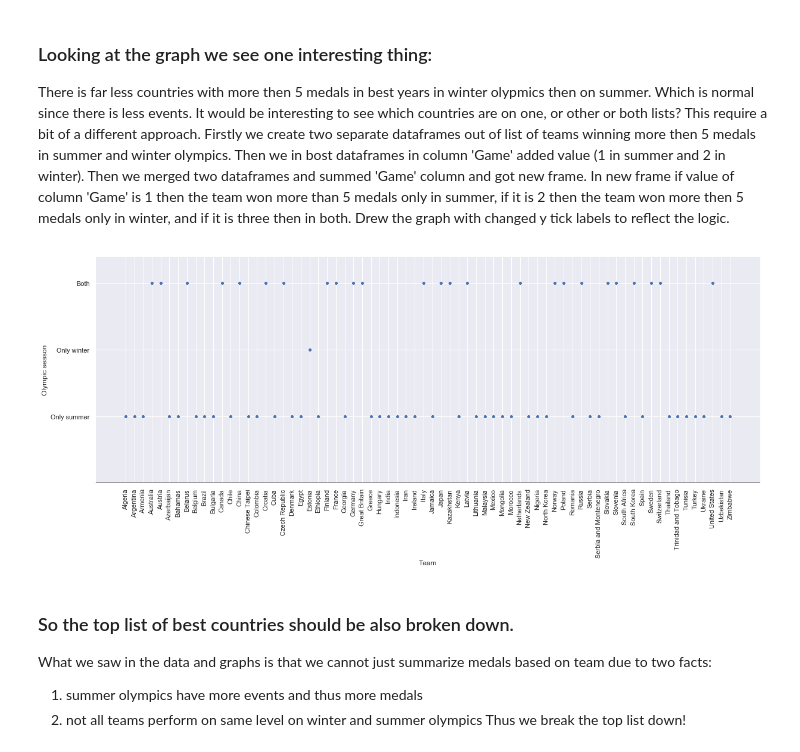
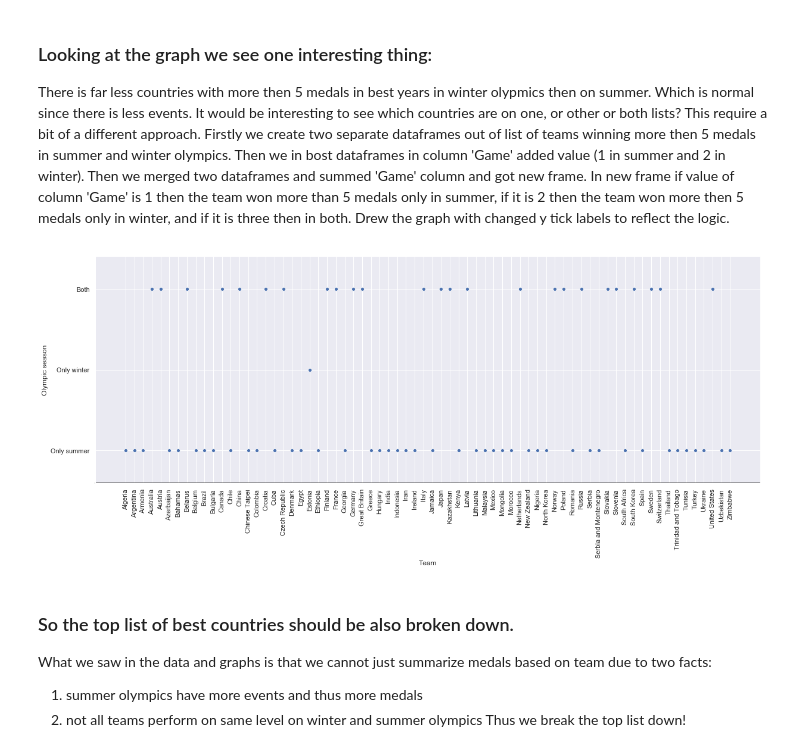
Before and after one commit to vhlaca/OlympicResults-vs-GDP-vs-Populaiton, a Jupyter notebook: Olympic games results vs GDP 20190415.ipynb, the cells around one changed output. Saved outputs shown, nothing was run; the diff lists cells and outputs as text; code cells hidden in the pictures.

```diff
--- a/Olympic games results vs GDP 20190415.ipynb
+++ b/Olympic games results vs GDP 20190415.ipynb
@@ -179,7 +182,7 @@ See the caveats in the documentation: http://pandas.pydata.org/pandas-docs/stabl
 # %%
 # this is repeated code, just for checking if we merged the teams.
-medals = prepareMedals(athletes1994)
-medalsTeams = medals.groupby(['Year','Season','Team'])['Gold','Silver','Bronze'].sum()
+medals = prepareMedals(athletes1994, listOfMedals)
+medalsTeams = medals.groupby(['Year','Season','Team'])[listOfMedals].sum()
 medalsTeams.reset_index(inplace = True)
 print(medalsTeams.head(20))
 # %% [output]
@@ -318,21 +321,0 @@ Since there is big difference in number of events between Summer and Winter olym
-# %%
-#list of countries already exists
-bestyearsW = pd.DataFrame(columns=['Team','Year','Medal_pts'])
-for country in listOfCountries:
-    temp = medalsTeams.loc[(medalsTeams['Team']==country) & (medalsTeams['Season']=='Winter')].sort_values(by='Medal_pts', ascending = False).head(1)[['Team','Year','Medal_pts']]
-    frames = [bestyearsW, temp]
-    bestyearsW = pd.concat(frames)
-bestyearsW = bestyearsW.loc[bestyearsW['Medal_pts']>5]
-#since Medal_pts is type object we must change it into float or int.
-bestyearsW.loc[:,'Medal_pts'] = bestyearsW.Medal_pts.astype(np.float)
-g, (ax1) = plt.subplots(1, 1, figsize=(20, 5))
-# color palette for the graph "winter" :)
-sns.scatterplot(data = bestyearsW, x = 'Team', y = 'Year', size ='Medal_pts', sizes=(5,750), hue ='Medal_pts', palette="winter", ax=ax1)
-ax1.axhline(0, color="k", clip_on=False)
-# lets define max and min of y axis based on actual data, and set ticks on actual data
-yearsTicks = bestyearsW['Year'].unique().tolist()
-yearsTicks.sort()
-ax1.set(ylim=(yearsTicks[0]-1, yearsTicks[-1]+1),yticks = (yearsTicks))
-ax1.set_ylabel("Year")
-for item in ax1.get_xticklabels():
-    item.set_rotation(90)
@@ -340,0 +368,3 @@ for item in ax1.get_xticklabels():
+# %%
+bestyearsW = returnDFOfBestYears(medalsTeams, "winter")
+drawGraphBestYears(bestyearsW, 'winter')
@@ -365,0 +375,3 @@ for item in ax1.get_xticklabels():
+# %%
+bestyearsS = returnDFOfBestYears(medalsTeams, "summer")
+drawGraphBestYears(bestyearsS, 'summer')
@@ -370,24 +384,23 @@ Firstly we create two separate dataframes out of list of teams winning more then
 # %%
 summerCountries = pd.DataFrame(columns=['Team','Game'])
 summerCountries['Team'] = bestyearsS['Team']
 summerCountries['Game'] = 1
 winterCountries = pd.DataFrame(columns=['Team','Game'])
 winterCountries['Team'] = bestyearsW['Team']
 winterCountries['Game'] = 2
-frames = [winterCountries, summerCountries]
-wsCountries = pd.concat(frames)
+wsCountries = pd.concat([winterCountries, summerCountries])
 wsCountries = wsCountries.groupby(['Team'])['Game'].sum().to_frame()
 wsCountries.reset_index(inplace = True)
 g, (ax1) = plt.subplots(1, 1, figsize=(20, 7))
 sns.scatterplot(data = wsCountries, x = 'Team', y = 'Game', palette="summer", ax=ax1)
-ax1.axhline(0, color="k", clip_on=False)
-ax1.set(ylim=(0, 3.4),yticks = (1,2,3), yticklabels = ('Only summer','Only winter', 'Both'))
+ax1.axhline(0.6, color="k", clip_on=False)
+ax1.set(ylim=(0.6, 3.4),yticks = (1,2,3), yticklabels = ('Only summer','Only winter', 'Both'))
 ax1.set_ylabel("Olympic season")
 labels=ax1.get_yticklabels()
 for item in ax1.get_xticklabels():
     item.set_rotation(90)
 # %% [output]
-[figure, old version]
+[figure, new version]
 # %% [markdown]
 ### So the top list of best countries should be also broken down.
 What we saw in the data and graphs is that we cannot just summarize medals based on team due to two facts:
```
Also changed, not shown: parts of 24 cells of this notebook.
